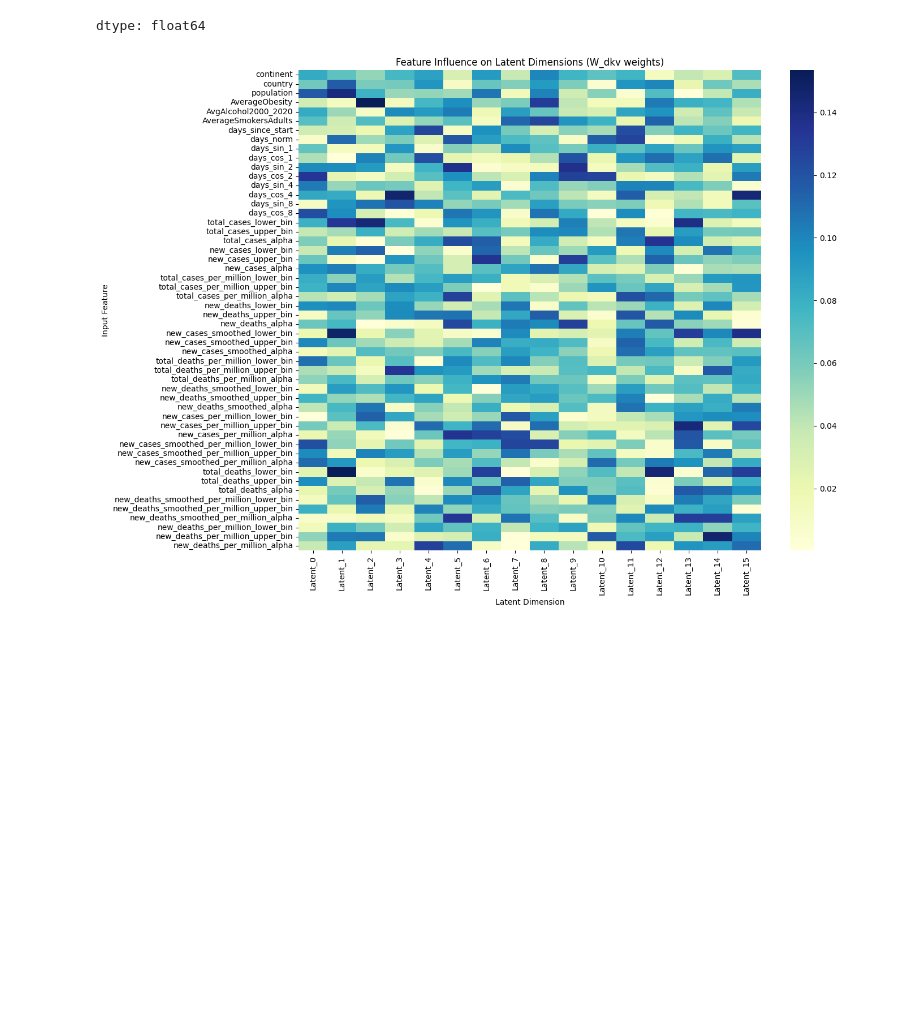
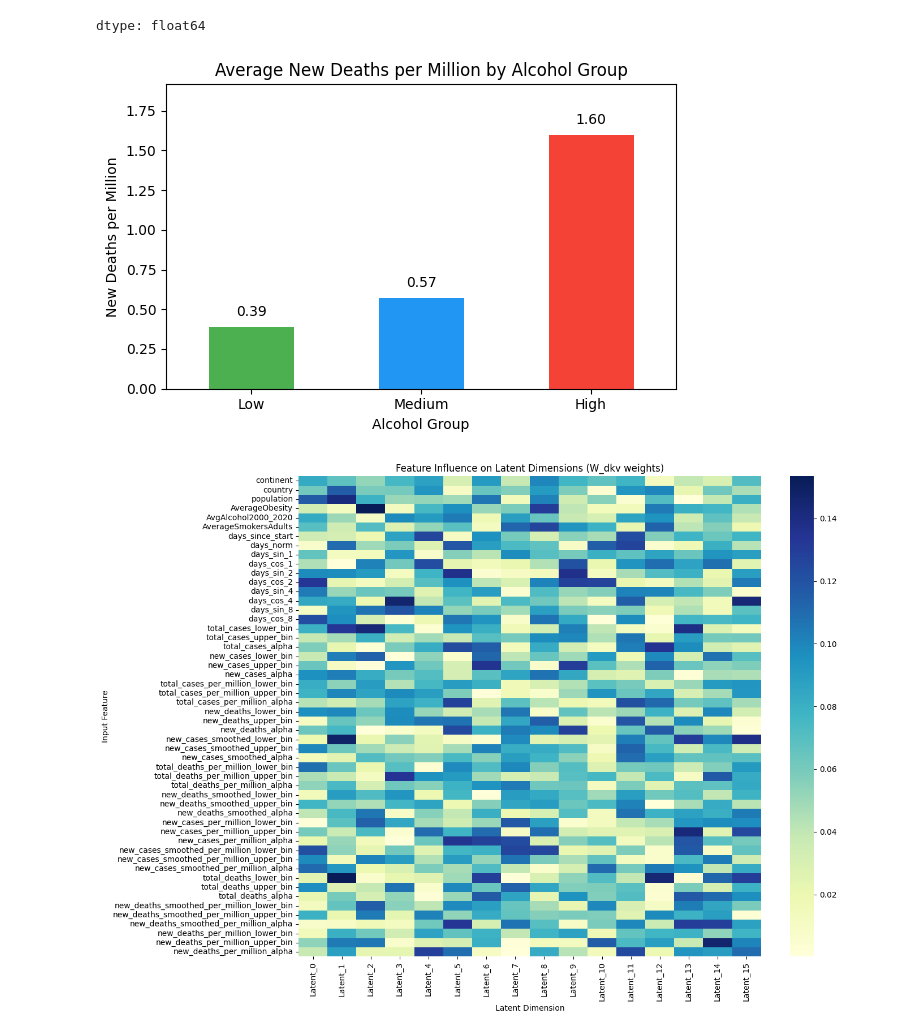
Before and after one commit to AnupKaphle58/covid-research, a Jupyter notebook: ResearchImplementation.ipynb, the cells around one changed output. Saved outputs shown, nothing was run; the diff lists cells and outputs as text; code cells hidden in the pictures; blank space fills up the shorter version.

```diff
--- a/ResearchImplementation.ipynb
+++ b/ResearchImplementation.ipynb
@@ -622,6 +691,29 @@ df.groupby('alcohol_group')['new_deaths_per_million'].mean()
 | Medium | 0.572841 |
 | High | 1.595927 |
 dtype: float64
+# %%
+import matplotlib.pyplot as plt
+
+# Compute the groupwise mean
+group_means = df.groupby('alcohol_group')['new_deaths_per_million'].mean()
+
+# Plotting
+plt.figure(figsize=(6, 4))
+group_means.plot(kind='bar', color=['#4caf50', '#2196f3', '#f44336'])  # Green, Blue, Red
+plt.title('Average New Deaths per Million by Alcohol Group')
+plt.ylabel('New Deaths per Million')
+plt.xlabel('Alcohol Group')
+plt.xticks(rotation=0)
+plt.ylim(0, group_means.max() * 1.2)
+
+# Annotate bars with exact values
+for i, value in enumerate(group_means):
+    plt.text(i, value + 0.05, f'{value:.2f}', ha='center', va='bottom')
+
+plt.tight_layout()
+plt.show()
+# %% [output]
+[figure, added]
 # %%
 import numpy as np
 import pandas as pd
```
Also changed, not shown: parts of 15 cells of this notebook.
